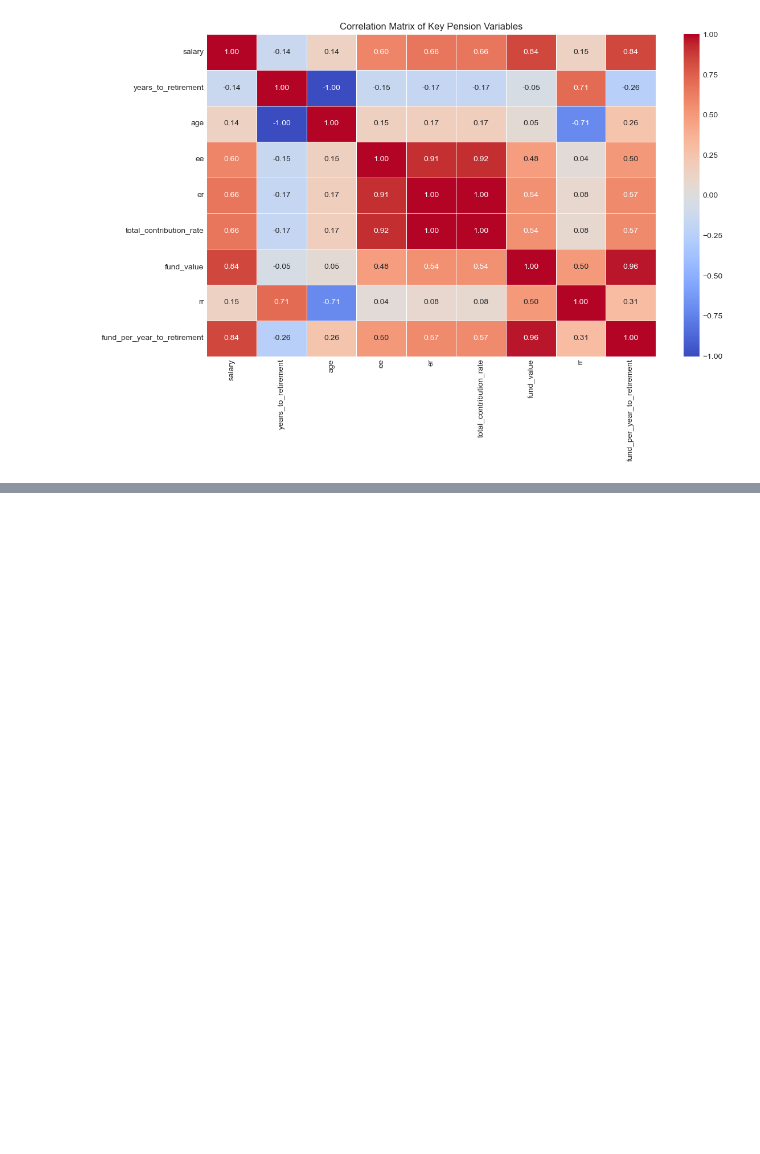
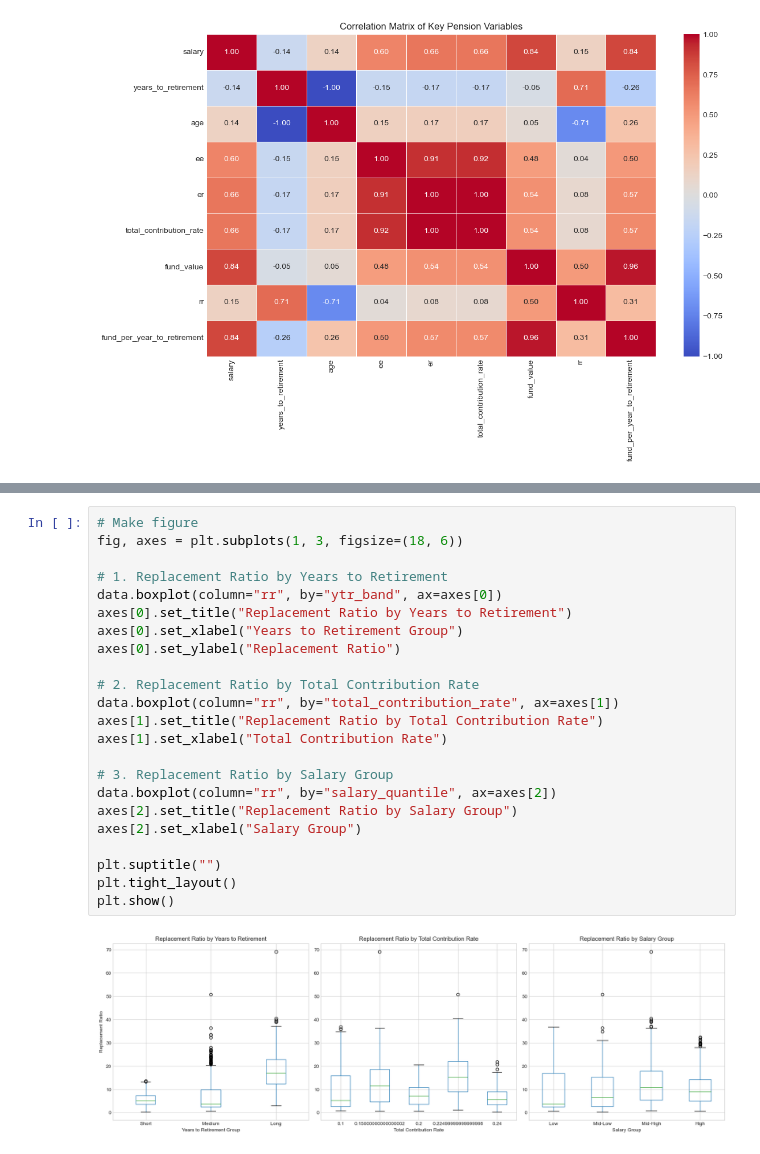
Before and after one commit to Vain-Guy/Labour-Force, a Jupyter notebook: Notebooks/eda.ipynb, the cells around one changed output, grey strips where cells are left out. Saved outputs shown, nothing was run; the diff lists cells and outputs as text; blank space fills up the shorter version.

```diff
--- a/Notebooks/eda.ipynb
+++ b/Notebooks/eda.ipynb
@@ -658,0 +747,25 @@ Moderate positive relationships exist between salary and contribution variables
+# %%
+# Make figure
+fig, axes = plt.subplots(1, 3, figsize=(18, 6))
+
+# 1. Replacement Ratio by Years to Retirement
+data.boxplot(column="rr", by="ytr_band", ax=axes[0])
+axes[0].set_title("Replacement Ratio by Years to Retirement")
+axes[0].set_xlabel("Years to Retirement Group")
+axes[0].set_ylabel("Replacement Ratio")
+
+# 2. Replacement Ratio by Total Contribution Rate
+data.boxplot(column="rr", by="total_contribution_rate", ax=axes[1])
+axes[1].set_title("Replacement Ratio by Total Contribution Rate")
+axes[1].set_xlabel("Total Contribution Rate")
+
+# 3. Replacement Ratio by Salary Group
+data.boxplot(column="rr", by="salary_quantile", ax=axes[2])
+axes[2].set_title("Replacement Ratio by Salary Group")
+axes[2].set_xlabel("Salary Group")
+
+plt.suptitle("")
+plt.tight_layout()
+plt.show()
+# %% [output]
+[figure, added]
```
Also changed, not shown: parts of 12 cells of this notebook.
